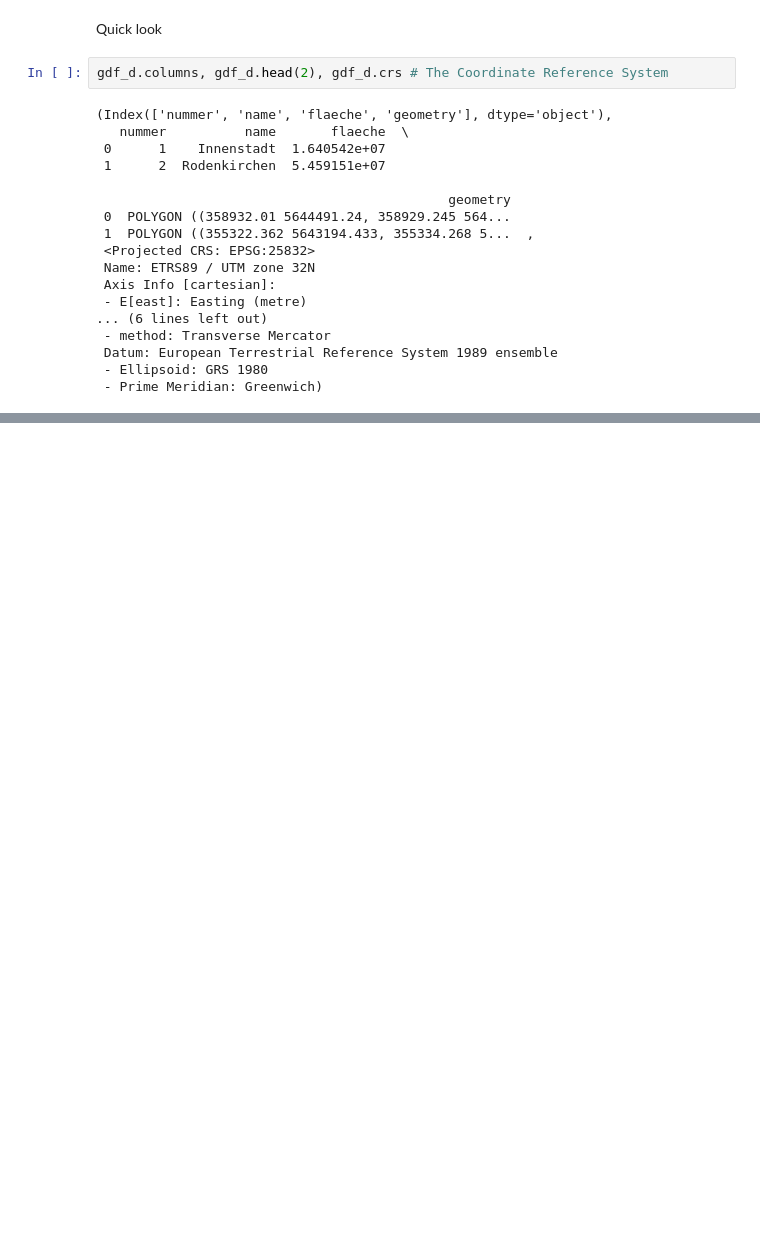
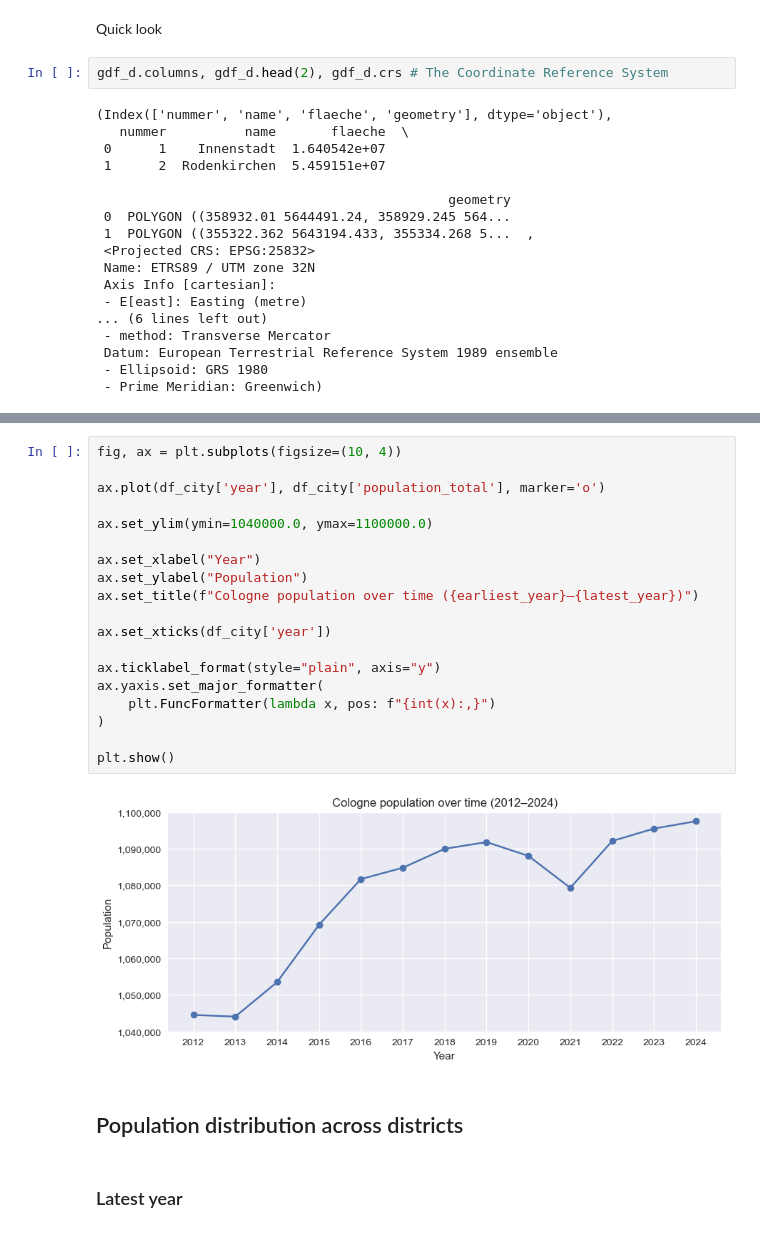
Before and after one commit to rosewiine/cologne-city-eda, a Jupyter notebook: notebooks/02_EDA.ipynb, the cells around one changed output, grey strips where cells are left out. Saved outputs shown, nothing was run; the diff lists cells and outputs as text; blank space fills up the shorter version.

Commit message:
EDA: population analysis

```diff
--- a/notebooks/02_EDA.ipynb
+++ b/notebooks/02_EDA.ipynb
@@ -228,0 +222,25 @@ plt.show()
+# %%
+fig, ax = plt.subplots(figsize=(10, 4))
+
+ax.plot(df_city['year'], df_city['population_total'], marker='o')
+
+ax.set_ylim(ymin=1040000.0, ymax=1100000.0)
+
+ax.set_xlabel("Year")
+ax.set_ylabel("Population")
+ax.set_title(f"Cologne population over time ({earliest_year}–{latest_year})")
+
+ax.set_xticks(df_city['year'])
+
+ax.ticklabel_format(style="plain", axis="y")
+ax.yaxis.set_major_formatter(
+    plt.FuncFormatter(lambda x, pos: f"{int(x):,}")
+)
+
+plt.show()
+# %% [output]
+[figure, added]
+# %% [markdown]
+## Population distribution across districts
+# %% [markdown]
+### Latest year
```
Also changed, not shown: parts of 14 cells of this notebook.
